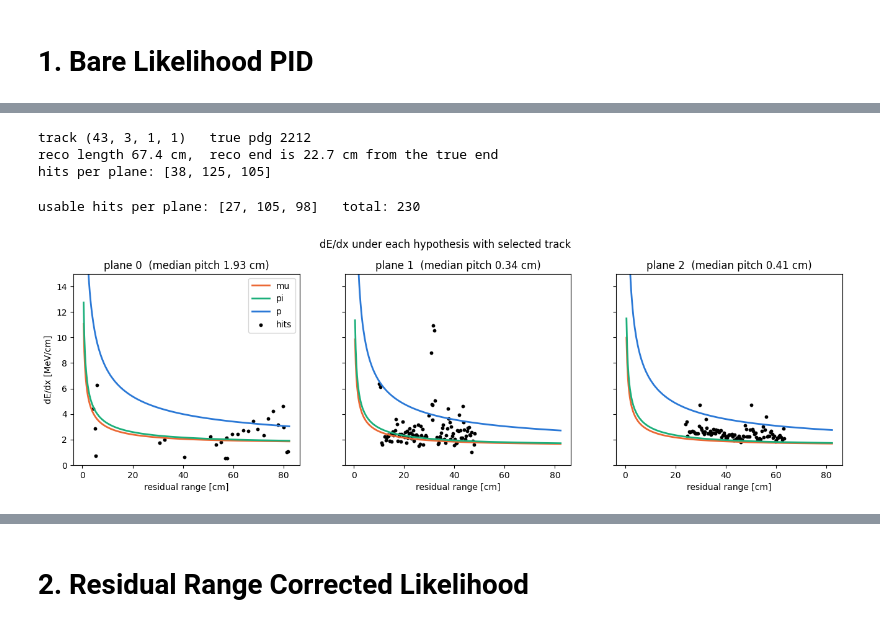
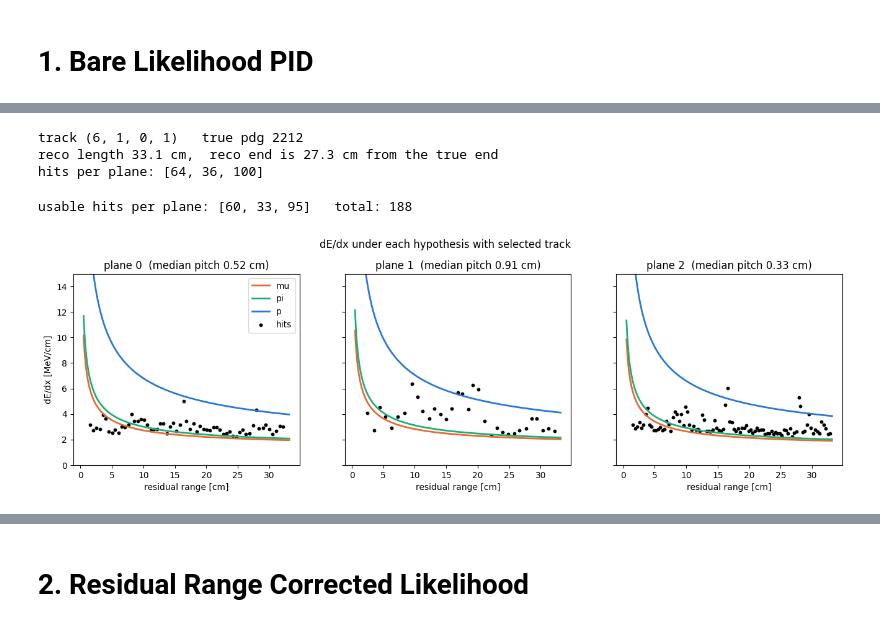
Before and after one commit to sungbinoh/cafpyana, a Jupyter notebook: analysis_village/ll_pid/likelihood_process.ipynb, the cells around one changed output, grey strips where cells are left out. Cells and saved outputs as stored; diff of their text form; code cells hidden in the pictures.

```diff
--- a/analysis_village/ll_pid/likelihood_process.ipynb
+++ b/analysis_village/ll_pid/likelihood_process.ipynb
@@ -67,5 +85,6 @@ hits per plane: [11, 37, 46]
 # %%
-file   = "/pnfs/sbnd/scratch/users/maxd/cafpyana_out/dfs/2026_10_16_124625__100k_MC_trkhit_run1gen2/100k_MC_trkhit_run1gen2_10.df"
+#Good track showing rr correction: Bare LLPID and chi2 mis-classify, but rr-corrected LLPID gets it correct
+file   = "/pnfs/sbnd/scratch/users/maxd/cafpyana_out/dfs/2026_10_16_124625__100k_MC_trkhit_run1gen2/100k_MC_trkhit_run1gen2_12.df"
 params = llpid.LLPID_PARAMS
 COLOR  = {"p": "#2a78d6", "mu": "#eb6834", "pi": "#1baf7a"}   # one colour per hypothesis in every plot
 PDG, TRUE_HYP = 2212, "p"                                      # (13, "mu") or (211, "pi") for another species
@@ -88,34 +107,37 @@ print("track", trk, "  true pdg", pdg[trk])
 print("reco length", round(evt["pfp", "trk", "len"][trk], 1), "cm,  reco end is", round(end_dist[trk], 1), "cm from the true end")
 print("hits per plane:", [len(df) for df in hitdfs])
 # %% [output]
-track (43, 3, 1, 1)   true pdg 2212
-reco length 67.4 cm,  reco end is 22.7 cm from the true end
-hits per plane: [38, 125, 105]
+track (6, 1, 0, 1)   true pdg 2212
+reco length 33.1 cm,  reco end is 27.3 cm from the true end
+hits per plane: [64, 36, 100]
 # %%
 tracks = llpid._track_index(hitdfs)
 planes = [llpid._prepare_plane(df, tracks, llpid._plane_of(df, i, len(hitdfs)), "dedx", params)
           for i, df in enumerate(hitdfs)]
 n_hits = sum(h["n_usable"] for h in planes)
 print("usable hits per plane:", [int(h["n_usable"][0]) for h in planes], "  total:", int(n_hits[0]))
 
 
 rr_grid = np.linspace(0.5, max(hits["rr"].max() for hits in planes), 300)
+rr_max = np.nanmedian([llpid._per_track_max(h, h["rr"]) for h in planes], axis=0)
+for h in planes:
+    h["rr_max"] = rr_max[h["tid"]]
 
 fig, ax = plt.subplots(1, 3, figsize=(16, 4), sharey=True)
 for hits, a in zip(planes, ax):
     pitch = np.median(hits["pitch"])
     for hyp in llpid.HYPS:
         KE = llpid._ke_from_rr(llpid._ke_table(hyp), rr_grid)
         xi, kappa, beta2, dedx_lam0 = llpid._pdf_params(KE, llpid.MASS[hyp], pitch)
         a.plot(rr_grid, dedx_lam0, color=COLOR[hyp], lw=2, label=hyp)
     a.scatter(hits["rr"][hits["usable"]], hits["dedx"][hits["usable"]], s=10, c="k", label="hits")
     a.set(xlabel="residual range [cm]", title=f"plane {hits['plane']}  (median pitch {pitch:.2f} cm)", ylim=(0, 15))
 ax[0].set_ylabel("dE/dx [MeV/cm]"); ax[0].legend()
 fig.suptitle("dE/dx under each hypothesis with selected track", y=1.02)
 plt.show()
 # %% [output]
-usable hits per plane: [27, 105, 98]   total: 230
+usable hits per plane: [60, 33, 95]   total: 188
-[figure, old version]
+[figure, new version]
 # %%
 tables_bare = llpid._load_tables(params["tables_bare"])
 
```
Also changed, not shown: parts of 17 cells of this notebook, 3 other files.
